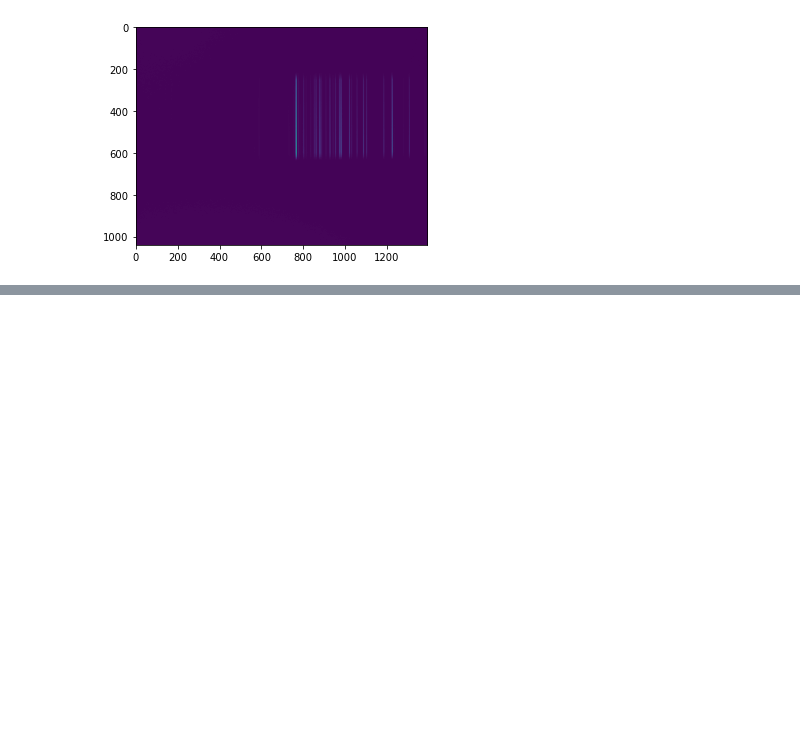
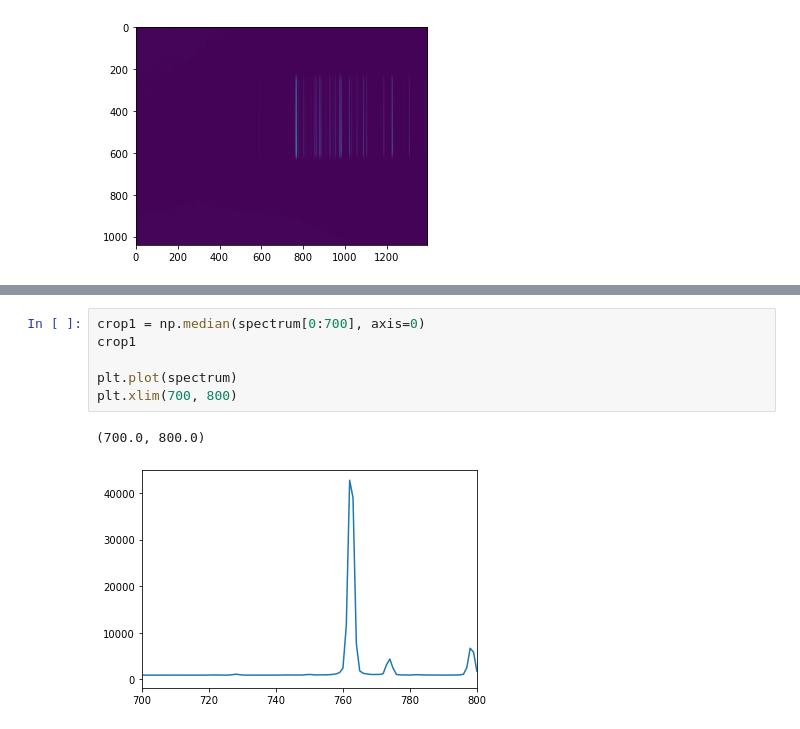
Before and after one commit to Yousousen/solar_physics, a Jupyter notebook: scripts/ijking.ipynb, the cells around one changed output, grey strips where cells are left out. Saved outputs shown, nothing was run; the diff lists cells and outputs as text; blank space fills up the shorter version.

```diff
--- a/scripts/ijking.ipynb
+++ b/scripts/ijking.ipynb
@@ -44,3 +45,12 @@ plt.plot(spectrum)
+# %%
+crop1 = np.median(spectrum[0:700], axis=0)
+crop1
+
+plt.plot(spectrum)
+plt.xlim(700, 800)
+# %% [output]
+(700.0, 800.0)
+[figure, added]
 # %%
 #determining the minimal values
 from scipy.signal import argrelextrema
```
Also changed, not shown: parts of 17 cells of this notebook.
